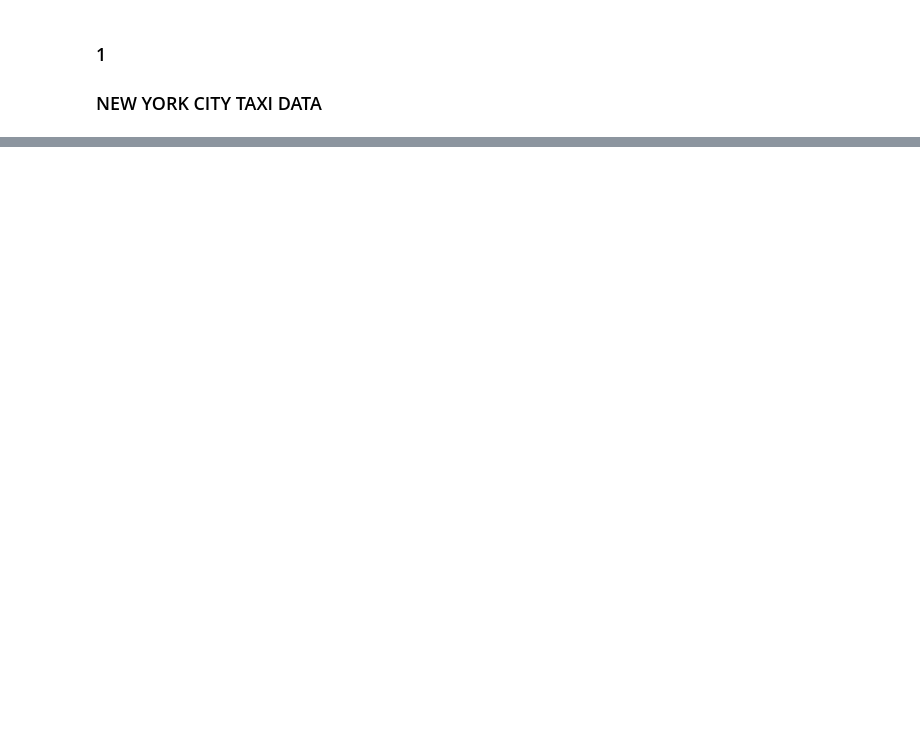
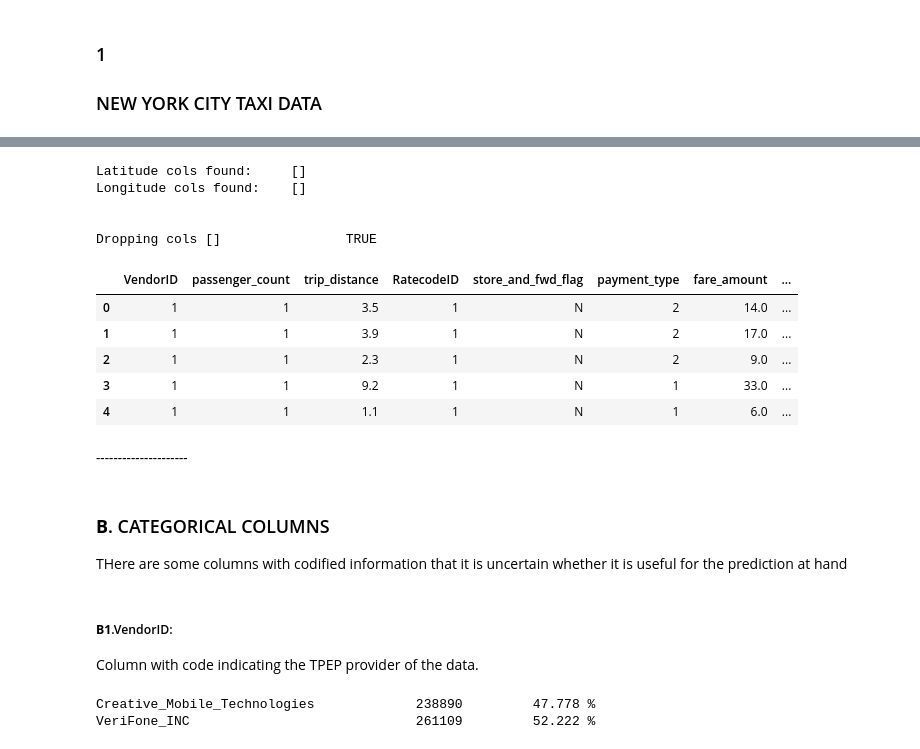
Before and after one commit to LAMDAMielgo/nyc_taxis, a Jupyter notebook: notebooks/EDA 01.ipynb, the cells around one changed output, grey strips where cells are left out. Saved outputs shown, nothing was run; the diff lists cells and outputs as text; code cells hidden in the pictures; blank space fills up the shorter version.

```diff
--- a/notebooks/EDA 01.ipynb
+++ b/notebooks/EDA 01.ipynb
@@ -60,2 +58,0 @@ zip_ref.close()
-# %%
-response = requests.get(NYC_TAXI_ZIP, stream = True)
@@ -74,0 +148,2 @@ z = zipfile.ZipFile(StringIO.StringIO(r.content))
+# %%
+info_from_zip = request_info_from_ZIP(zipfile_dir = NYC_TAXI_ZIP)
@@ -74,0 +155,3 @@ z = zipfile.ZipFile(StringIO.StringIO(r.content))
+# %%
+df_for_eda = getting_FirstdDF_fromZip(zipfile_info = info_from_zip,  minLen_toDisgard = 7)
+display(df_for_eda.head(3))
@@ -74,0 +299,23 @@ z = zipfile.ZipFile(StringIO.StringIO(r.content))
+# %%
+coord_to_geomObject(df_for_eda, drop_bool = True)
+# %% [output]
+Latitude cols found:     []
+Longitude cols found:    []
+
+
+Dropping cols []                TRUE
+# %%
+df_for_eda.head()
+# %% [output]
+|  | VendorID | passenger_count | trip_distance | RatecodeID | store_and_fwd_flag | payment_type | fare_amount | ... |
+| 0 | 1 | 1 | 3.5 | 1 | N | 2 | 14.0 | ... |
+| 1 | 1 | 1 | 3.9 | 1 | N | 2 | 17.0 | ... |
+| 2 | 1 | 1 | 2.3 | 1 | N | 2 | 9.0 | ... |
+| 3 | 1 | 1 | 9.2 | 1 | N | 1 | 33.0 | ... |
+| 4 | 1 | 1 | 1.1 | 1 | N | 1 | 6.0 | ... |
+# %% [markdown]
+*---------------------*
+# %% [markdown]
+### **B**. CATEGORICAL COLUMNS
+
+THere are some columns with codified information that it is uncertain whether it is useful for the prediction at hand
@@ -74,0 +369,8 @@ z = zipfile.ZipFile(StringIO.StringIO(r.content))
+# %% [markdown]
+##### **B1**.VendorID:
+Column with code indicating the TPEP provider of the data.
+# %%
+repr_col(gdf_for_eda, col = 'VendorID', dic = VENDORID_DICT)
+# %% [output]
+Creative_Mobile_Technologies             238890         47.778 %
+VeriFone_INC                             261109         52.222 %
```
Also changed, not shown: parts of 45 cells of this notebook.
